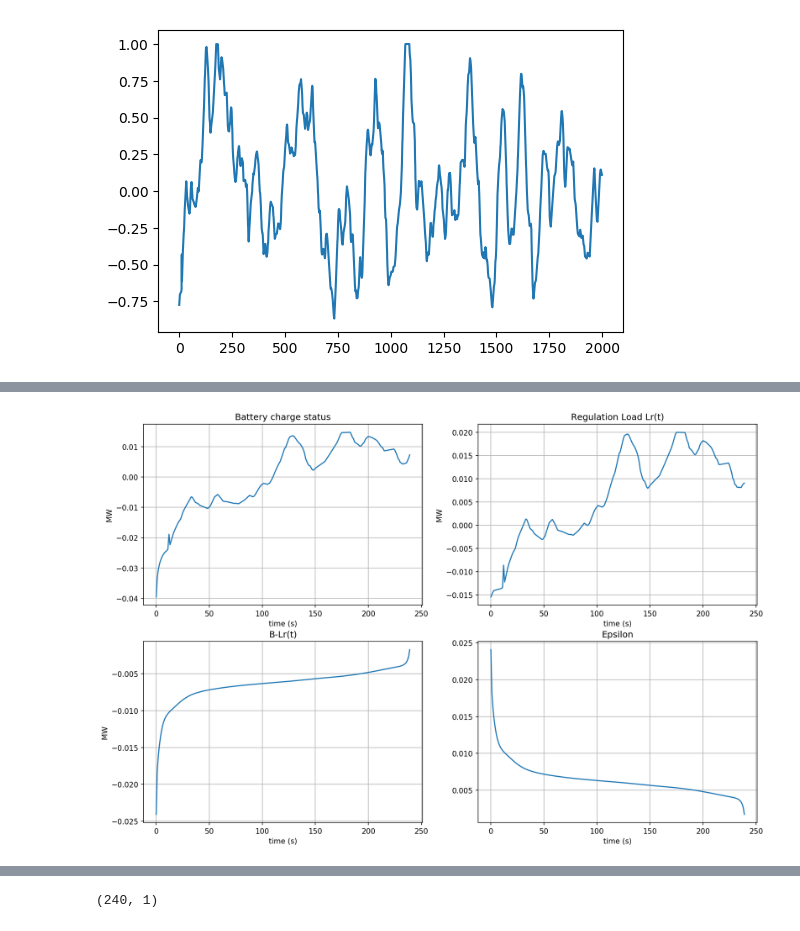
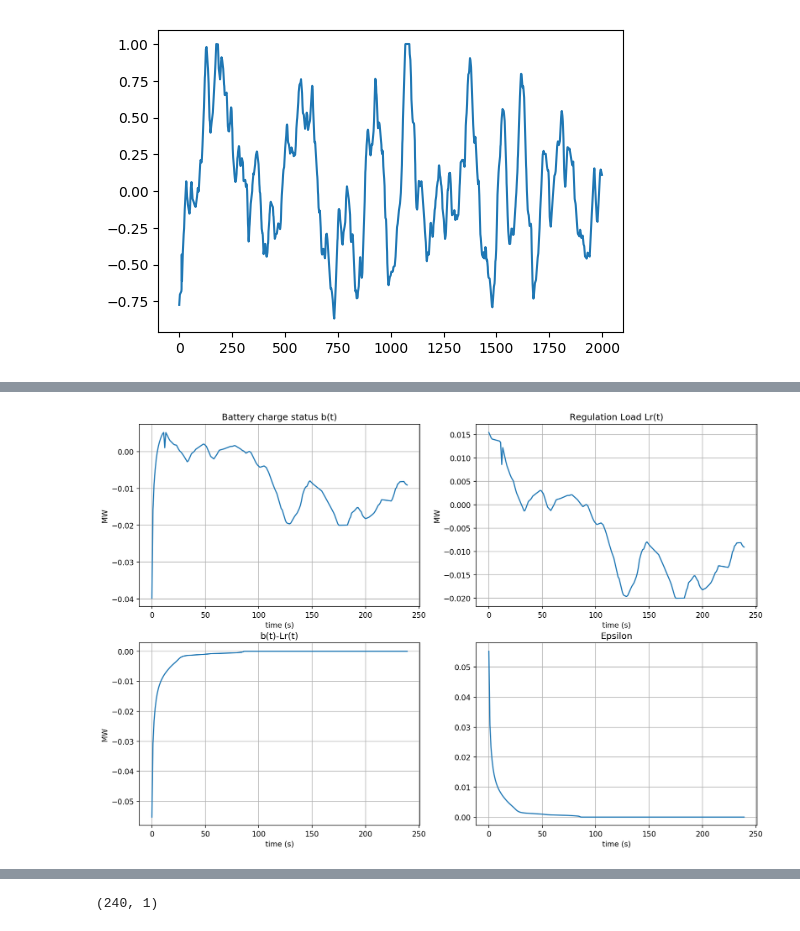
Before and after one commit to Thanosro/py_graphs, a Jupyter notebook: freq_regulation.ipynb, the cells around one changed output, grey strips where cells are left out. Cells and saved outputs as stored; diff of their text form; code cells hidden in the pictures.

```diff
--- a/freq_regulation.ipynb
+++ b/freq_regulation.ipynb
@@ -42,14 +42,15 @@ plt.show()
 # %%
 # mobile ESS parameters
 T = 240;
+T = np.shape(regD_ar)[0]
 # T = 5;
 L = 0.02; # MW
 E_max = L*T
 # E_max = L
 P_max = E_max
 # charge is denoted by negative sign
-# E_init = -E_max/2
-E_init = 0
+E_init = -E_max/2
+# E_init = 0
 assert E_init <=0, "E_init is positive"
 lam_c = 50; # $/MWh
 lam_mis = 5 # $/MWh
@@ -127,36 +120,36 @@ fig.subplots_adjust(hspace=0.2, wspace=0.2)
 fig.set_figheight(10)
 fig.set_figwidth(15)
 plt.subplot(221)
 plt.plot(Bt.value)
 plt.xlabel('time (s)')
 plt.ylabel('MW')
-plt.title('Battery charge status')
+plt.title('Battery charge status b(t)')
 plt.grid(True)
 
 plt.subplot(222)
 plt.plot(L*regD)
 plt.xlabel('time (s)')
 plt.ylabel('MW')
 plt.title('Regulation Load Lr(t)')
 plt.grid(True)
 
 plt.subplot(223)
 plt.plot(Bt.value - L*regD)
 plt.xlabel('time (s)')
 plt.ylabel('MW')
-plt.title('B-Lr(t)')
+plt.title('b(t)-Lr(t)')
 plt.grid(True)
 
 plt.subplot(224)
 plt.plot(epsilon.value)
 plt.xlabel('time (s)')
 # plt.ylabel('MW')
 plt.title('Epsilon')
 plt.grid(True)
 
 plt.show()
 # %% [output]
-[figure, old version]
+[figure, new version]
 # %%
 plt.figure(400, dpi=150)#, facecolor='w', edgecolor='k')
 # plt.plot(Bt.value)
```
Also changed, not shown: parts of 10 cells of this notebook, 1 other file.
